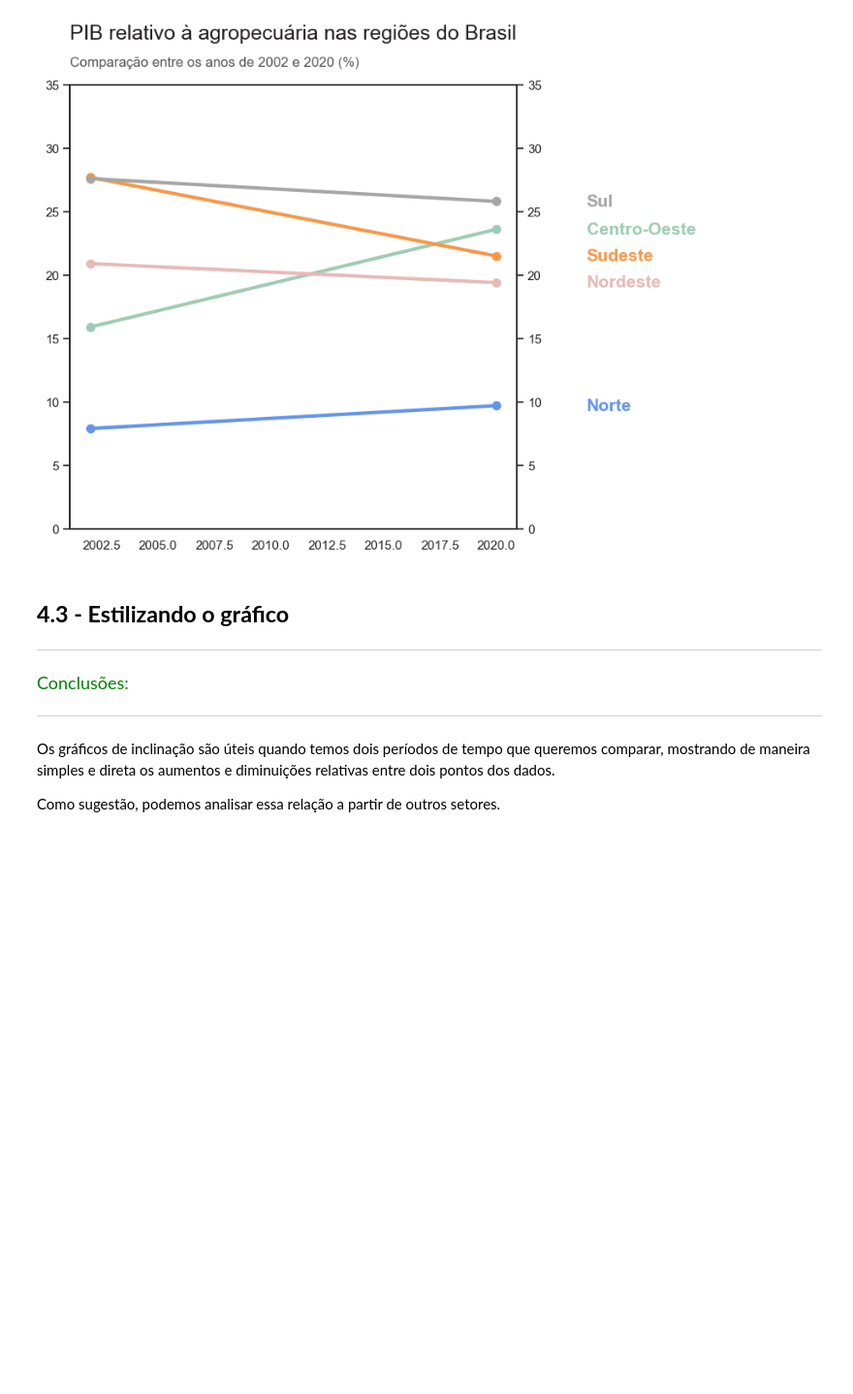
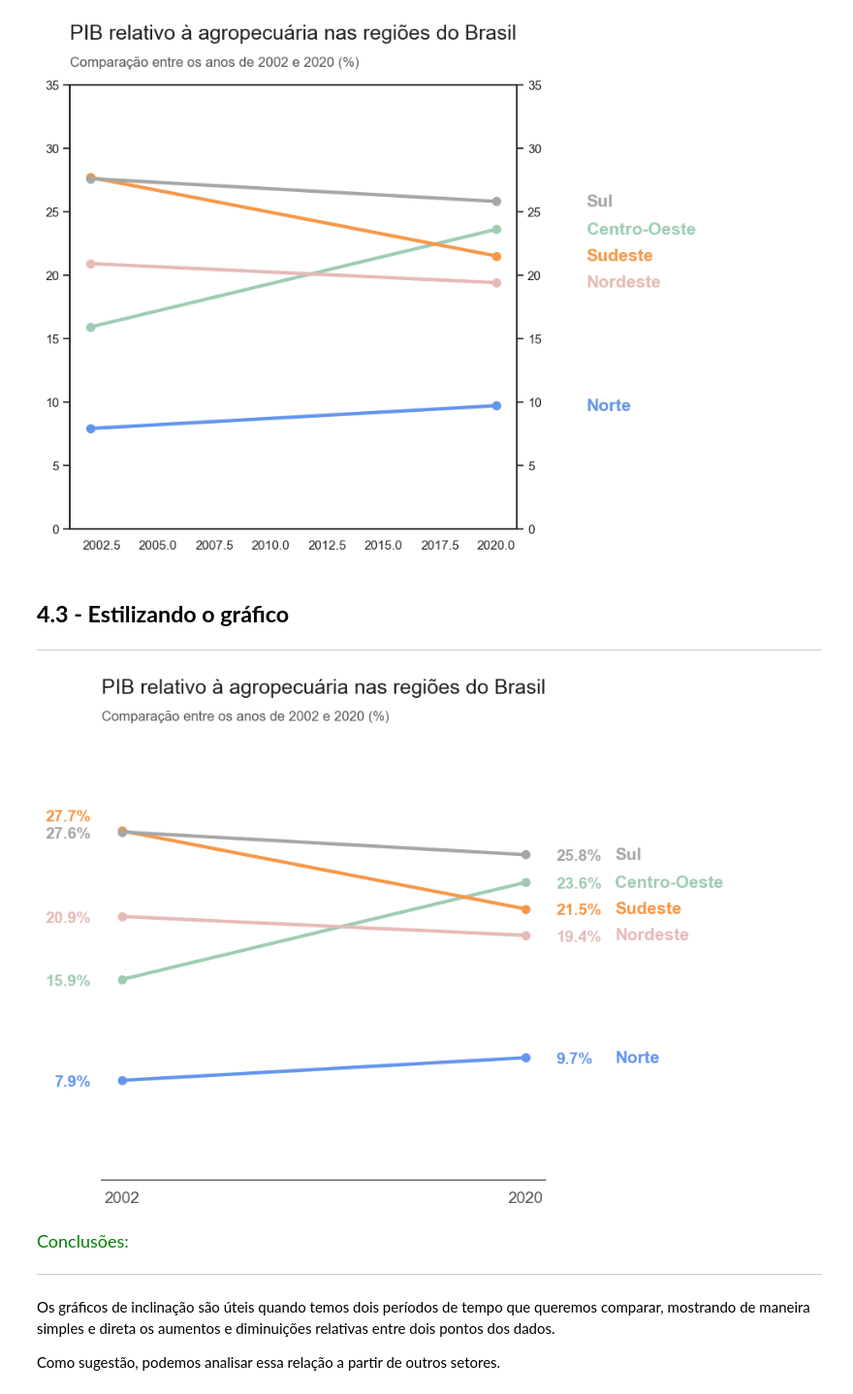
Before and after one commit to juliogazoli/alura-data-visualization-python-graficos-de-composicao-e-relacionamento, a Jupyter notebook: Projeto Inicial - Data Visualization_ gráficos de composição e relacionamento.ipynb, the cells around one changed output. Shown at 97% size. Saved outputs shown, nothing was run; the diff lists cells and outputs as text; code cells hidden in the pictures; blank space fills up the shorter version.

```diff
--- a/Projeto Inicial - Data Visualization_ gráficos de composição e relacionamento.ipynb
+++ b/Projeto Inicial - Data Visualization_ gráficos de composição e relacionamento.ipynb
@@ -1163,37 +1163,45 @@ ax1, ax2, cores = grafico_slope_agro()
 # %%
 # Configurando o gráfico com parâmetros que potencializam a visualização dos dados
 
 # Gerando o gráfico de inclinação
-...
+ax1, ax2, cores = grafico_slope_agro()
 
-# # Retirando os ticks do eixo y de ambos os lados e as bordas exeto a da base
-# ax1.tick_params(left = False)
-# ax1.spines[["top", "left", "right"]].set_visible(False)
-# ax2.tick_params(right = False)
-# ax2.set_frame_on(False)
+# Retirando os ticks do eixo y de ambos os lados e as bordas exeto a da base
+ax1.tick_params(left=False)
+ax1.spines[['top', 'left', 'right']].set_visible(False)
+ax2.tick_params(right=False)
+ax2.set_frame_on(False)
 
 # Ajustando as propriedades do eixo y da esquerda
-...
-...
-...
-...
-...
+plt.setp(
+    ax1,
+    xticks=[2002, 2020],
+    xticklabels=['2002', '2020'],
+    yticks=df_agro_slope.iloc[0, :],
+    yticklabels=[f'{str(valor)}%' if i != 3 else f'{str(valor)}%\n\n' for i, valor in enumerate(df_agro_slope.iloc[0,:])]
+)
 
 # Ajustando as propriedades do eixo y da direita
-...
+plt.setp(
+    ax2,
+    yticks=df_agro_slope.iloc[1, :],
+    yticklabels=[f'{str(valor)}%' for i, valor in enumerate(df_agro_slope.iloc[1,:])]
+)
 
-# # Ajustando propriedades dos dois eixos y
-# for ax in (ax1, ax2):
-#   for i, item in enumerate(ax.get_yticklabels()):
-#     item.set_fontsize(14)
-#     item.set_fontweight('bold')
-#     item.set_color(cores[i])
+# Ajustando propriedades dos dois eixos y
+for ax in (ax1, ax2):
+    for i, item in enumerate(ax.get_yticklabels()):
+        item.set_fontsize(14)
+        item.set_fontweight('bold')
+        item.set_color(cores[i])
 
-# # Ajustando propriedades do eixo x
-# ax1.xaxis.set_tick_params(labelsize=14, labelcolor=CINZA3)
-# ax1.spines['bottom'].set_color(CINZA3)
+# Ajustando propriedades do eixo x
+ax1.xaxis.set_tick_params(labelsize=14, labelcolor=CINZA3)
+ax1.spines['bottom'].set_color(CINZA3)
 
 plt.show()
+# %% [output]
+[figure, added]
 # %% [markdown]
 <font color=green size=4> Conclusões: </font>
 
```
